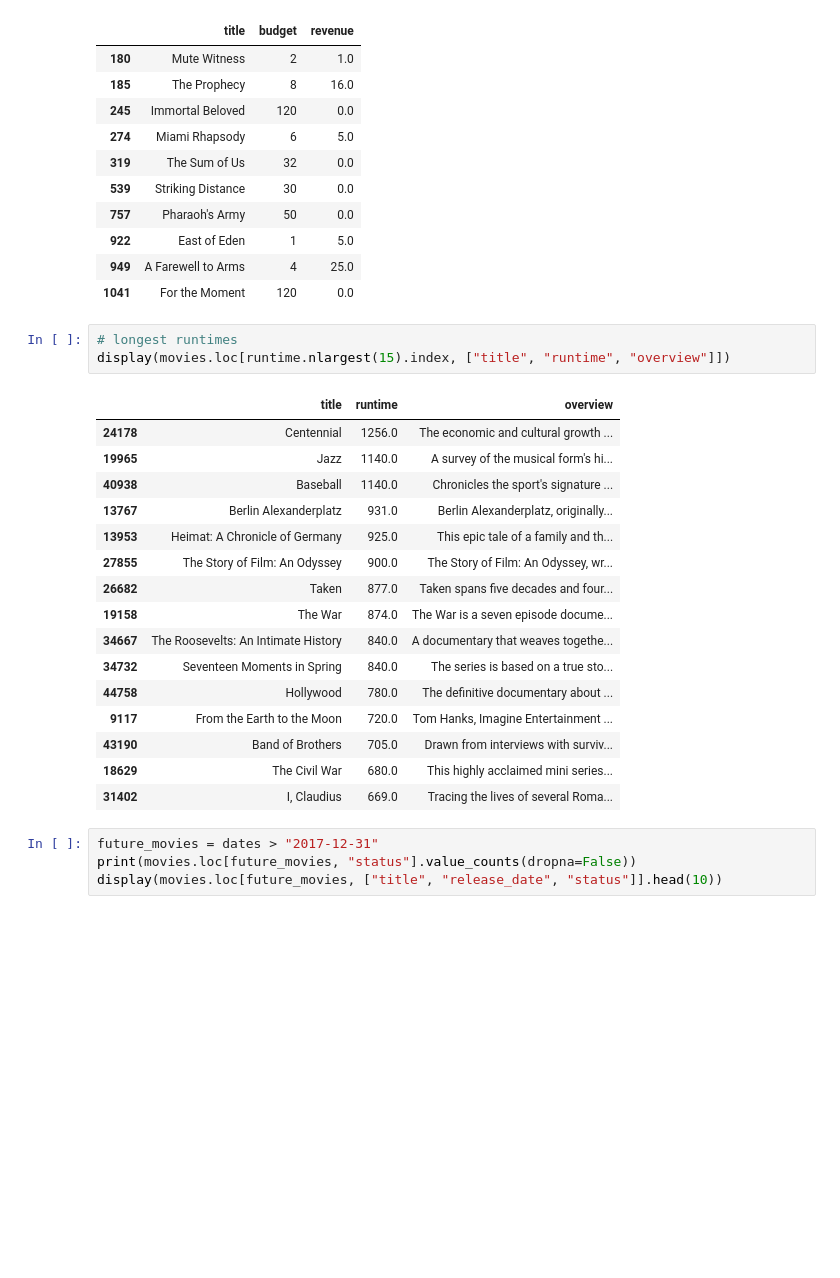
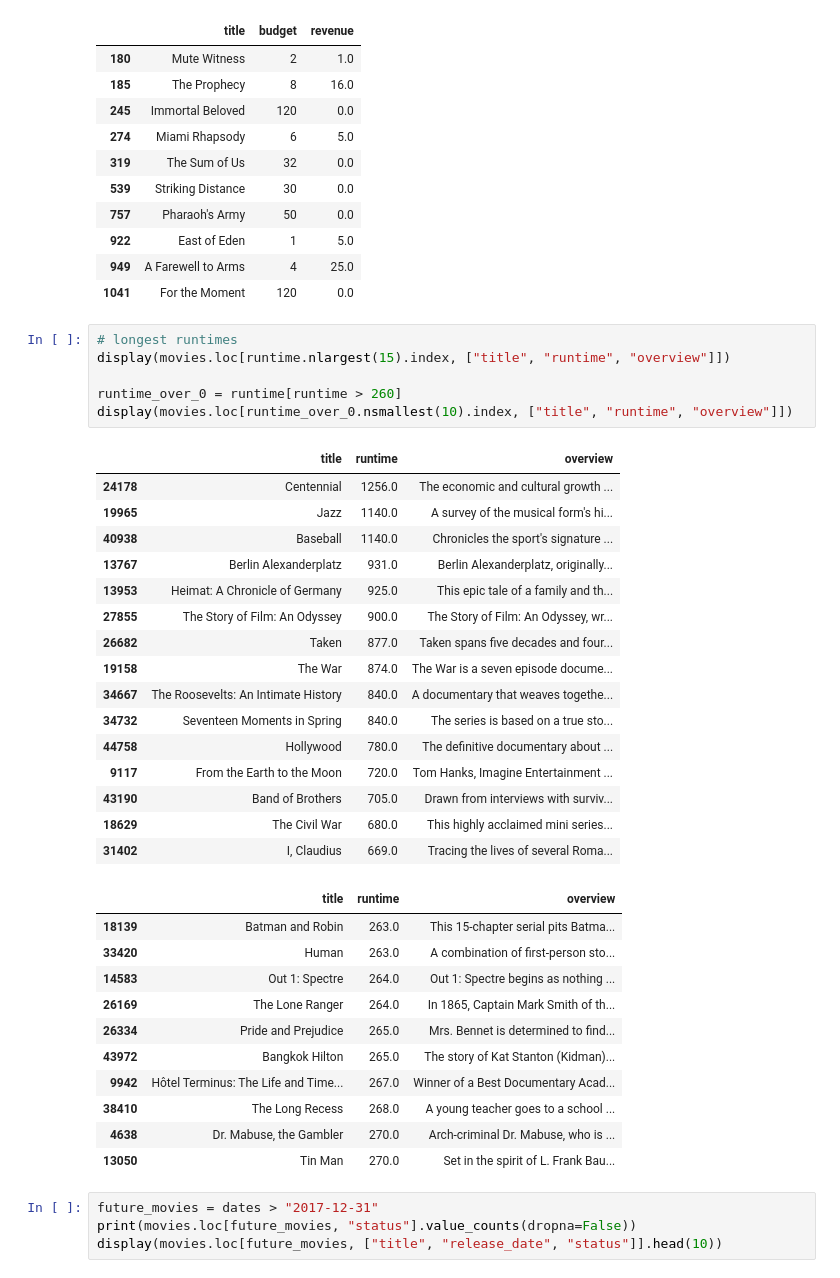
Before and after one commit to mariaagnetha/TDT4225-The-Movies-Dataset, a Jupyter notebook: eda.ipynb, the cells around one changed output. Cells and saved outputs as stored; diff of their text form; blank space fills up the shorter version.

```diff
--- a/eda.ipynb
+++ b/eda.ipynb
@@ -431,23 +431,37 @@ Name: count, dtype: int64
 # %%
 # longest runtimes
 display(movies.loc[runtime.nlargest(15).index, ["title", "runtime", "overview"]])
+
+runtime_over_0 = runtime[runtime > 260]
+display(movies.loc[runtime_over_0.nsmallest(10).index, ["title", "runtime", "overview"]])
 # %% [output]
 |  | title | runtime | overview |
 | 24178 | Centennial | 1256.0 | The economic and cultural growth ... |
 | 19965 | Jazz | 1140.0 | A survey of the musical form's hi... |
 | 40938 | Baseball | 1140.0 | Chronicles the sport's signature ... |
 | 13767 | Berlin Alexanderplatz | 931.0 | Berlin Alexanderplatz, originally... |
 | 13953 | Heimat: A Chronicle of Germany | 925.0 | This epic tale of a family and th... |
 | 27855 | The Story of Film: An Odyssey | 900.0 | The Story of Film: An Odyssey, wr... |
 | 26682 | Taken | 877.0 | Taken spans five decades and four... |
 | 19158 | The War | 874.0 | The War is a seven episode docume... |
 | 34667 | The Roosevelts: An Intimate History | 840.0 | A documentary that weaves togethe... |
 | 34732 | Seventeen Moments in Spring | 840.0 | The series is based on a true sto... |
 | 44758 | Hollywood | 780.0 | The definitive documentary about ... |
 | 9117 | From the Earth to the Moon | 720.0 | Tom Hanks, Imagine Entertainment ... |
 | 43190 | Band of Brothers | 705.0 | Drawn from interviews with surviv... |
 | 18629 | The Civil War | 680.0 | This highly acclaimed mini series... |
 | 31402 | I, Claudius | 669.0 | Tracing the lives of several Roma... |
+|  | title | runtime | overview |
+| 18139 | Batman and Robin | 263.0 | This 15-chapter serial pits Batma... |
+| 33420 | Human | 263.0 | A combination of first-person sto... |
+| 14583 | Out 1: Spectre | 264.0 | Out 1: Spectre begins as nothing ... |
+| 26169 | The Lone Ranger | 264.0 | In 1865, Captain Mark Smith of th... |
+| 26334 | Pride and Prejudice | 265.0 | Mrs. Bennet is determined to find... |
+| 43972 | Bangkok Hilton | 265.0 | The story of Kat Stanton (Kidman)... |
+| 9942 | Hôtel Terminus: The Life and Time... | 267.0 | Winner of a Best Documentary Acad... |
+| 38410 | The Long Recess | 268.0 | A young teacher goes to a school ... |
+| 4638 | Dr. Mabuse, the Gambler | 270.0 | Arch-criminal Dr. Mabuse, who is ... |
+| 13050 | Tin Man | 270.0 | Set in the spirit of L. Frank Bau... |
 # %%
 future_movies = dates > "2017-12-31"
 print(movies.loc[future_movies, "status"].value_counts(dropna=False))
```
Also changed, not shown: parts of 1 cell of this notebook, 1 other file.
